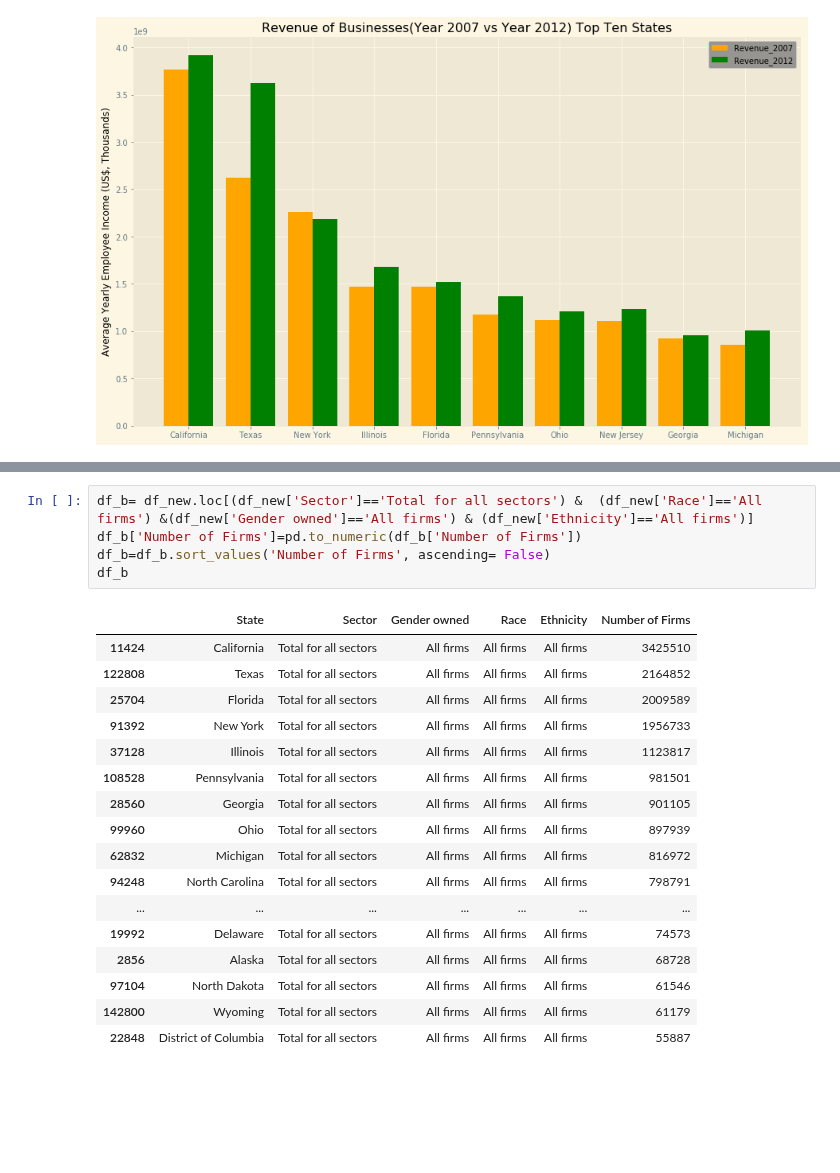
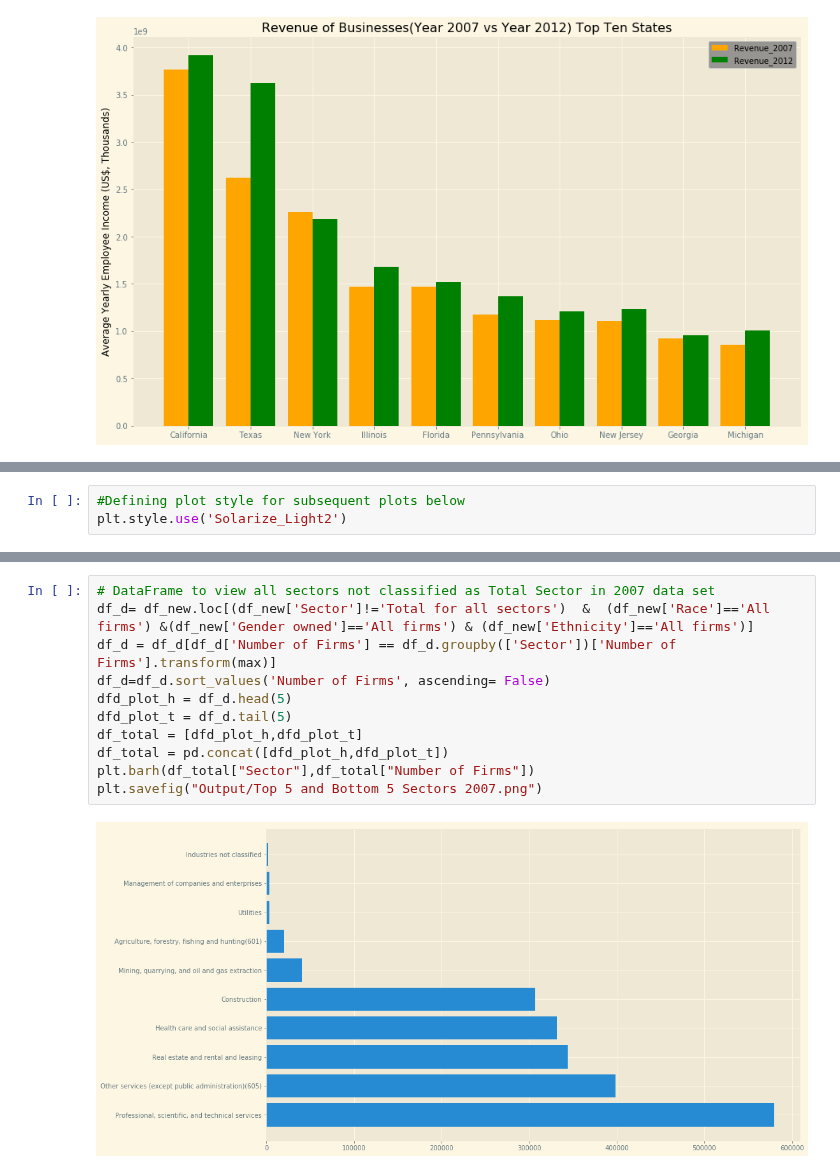
Before and after one commit to tafolabi/Project_Alpha, a Jupyter notebook: Project_Alpha2.ipynb, the cells around one changed output, grey strips where cells are left out. Saved outputs shown, nothing was run; the diff lists cells and outputs as text; blank space fills up the shorter version.

```diff
--- a/Project_Alpha2.ipynb
+++ b/Project_Alpha2.ipynb
@@ -425,0 +432,3 @@ pandas.core.frame.DataFrame
+# %%
+#Defining plot style for subsequent plots below
+plt.style.use('Solarize_Light2')
@@ -426,23 +482,13 @@ pandas.core.frame.DataFrame
 # %%
-df_b= df_new.loc[(df_new['Sector']=='Total for all sectors') &  (df_new['Race']=='All firms') &(df_new['Gender owned']=='All firms') & (df_new['Ethnicity']=='All firms')]
-df_b['Number of Firms']=pd.to_numeric(df_b['Number of Firms'])
-df_b=df_b.sort_values('Number of Firms', ascending= False)
-df_b
+# DataFrame to view all sectors not classified as Total Sector in 2007 data set
+df_d= df_new.loc[(df_new['Sector']!='Total for all sectors')  &  (df_new['Race']=='All firms') &(df_new['Gender owned']=='All firms') & (df_new['Ethnicity']=='All firms')]
+df_d = df_d[df_d['Number of Firms'] == df_d.groupby(['Sector'])['Number of Firms'].transform(max)]
+df_d=df_d.sort_values('Number of Firms', ascending= False)
+dfd_plot_h = df_d.head(5)
+dfd_plot_t = df_d.tail(5)
+df_total = [dfd_plot_h,dfd_plot_t]
+df_total = pd.concat([dfd_plot_h,dfd_plot_t])
+plt.barh(df_total["Sector"],df_total["Number of Firms"])
+plt.savefig("Output/Top 5 and Bottom 5 Sectors 2007.png")
 # %% [output]
-|  | State | Sector | Gender owned | Race | Ethnicity | Number of Firms |
-| 11424 | California | Total for all sectors | All firms | All firms | All firms | 3425510 |
-| 122808 | Texas | Total for all sectors | All firms | All firms | All firms | 2164852 |
-| 25704 | Florida | Total for all sectors | All firms | All firms | All firms | 2009589 |
-| 91392 | New York | Total for all sectors | All firms | All firms | All firms | 1956733 |
-| 37128 | Illinois | Total for all sectors | All firms | All firms | All firms | 1123817 |
-| 108528 | Pennsylvania | Total for all sectors | All firms | All firms | All firms | 981501 |
-| 28560 | Georgia | Total for all sectors | All firms | All firms | All firms | 901105 |
-| 99960 | Ohio | Total for all sectors | All firms | All firms | All firms | 897939 |
-| 62832 | Michigan | Total for all sectors | All firms | All firms | All firms | 816972 |
-| 94248 | North Carolina | Total for all sectors | All firms | All firms | All firms | 798791 |
-| ... | ... | ... | ... | ... | ... | ... |
-| 19992 | Delaware | Total for all sectors | All firms | All firms | All firms | 74573 |
-| 2856 | Alaska | Total for all sectors | All firms | All firms | All firms | 68728 |
-| 97104 | North Dakota | Total for all sectors | All firms | All firms | All firms | 61546 |
-| 142800 | Wyoming | Total for all sectors | All firms | All firms | All firms | 61179 |
-| 22848 | District of Columbia | Total for all sectors | All firms | All firms | All firms | 55887 |
+[figure, added]
```
Also changed, not shown: parts of 37 cells of this notebook, 11 other files.
